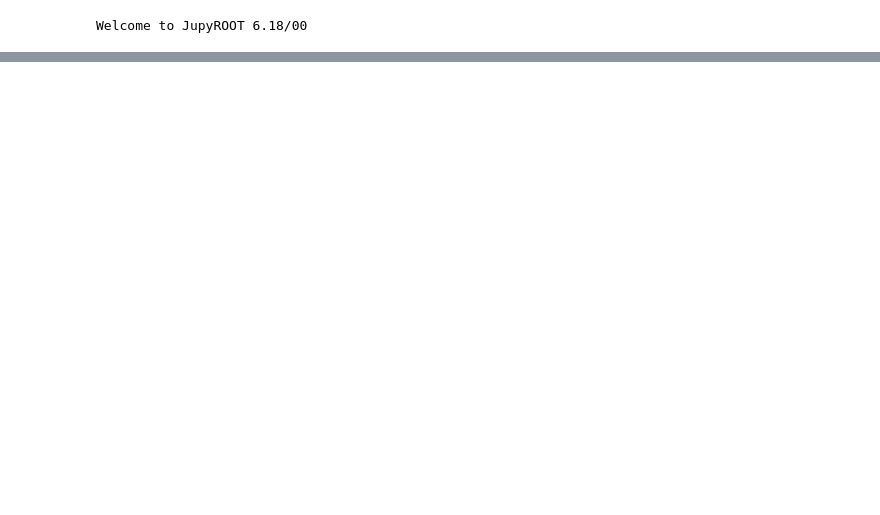
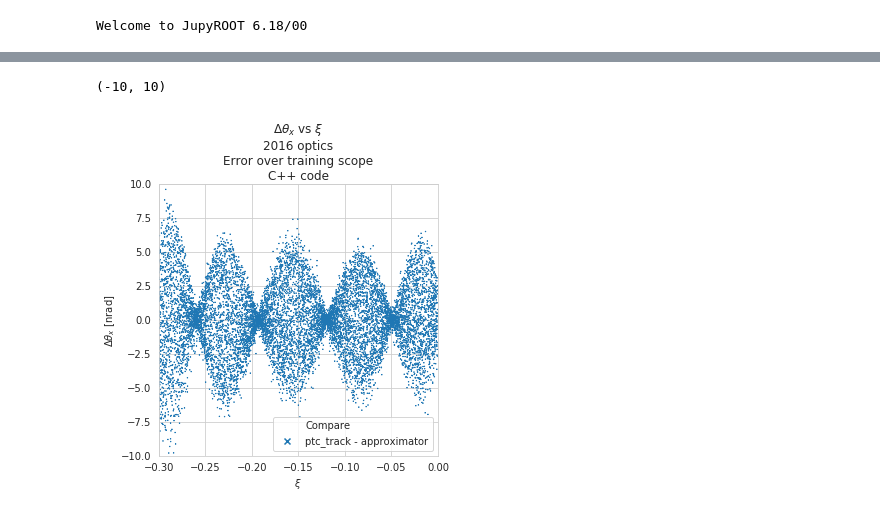
Before and after one commit to mucharafal/optics_generator_python, a Jupyter notebook: notebooks/Errors.ipynb, the cells around one changed output, grey strips where cells are left out. Saved outputs shown, nothing was run; the diff lists cells and outputs as text; code cells hidden in the pictures; blank space fills up the shorter version.

```diff
--- a/notebooks/Errors.ipynb
+++ b/notebooks/Errors.ipynb
@@ -108,0 +146,8 @@ transporters = {
+# %%
+fig = plt.gcf()
+fig.set_size_inches(5, 5)
+axes = transport.compare(bunch_configuration, transporters, "theta x", "pt", title_sufix=title_sufix)
+axes.set_ylim(-10, 10)
+# %% [output]
+(-10, 10)
+[figure, added]
```
Also changed, not shown: parts of 13 cells of this notebook, 8 other files.
